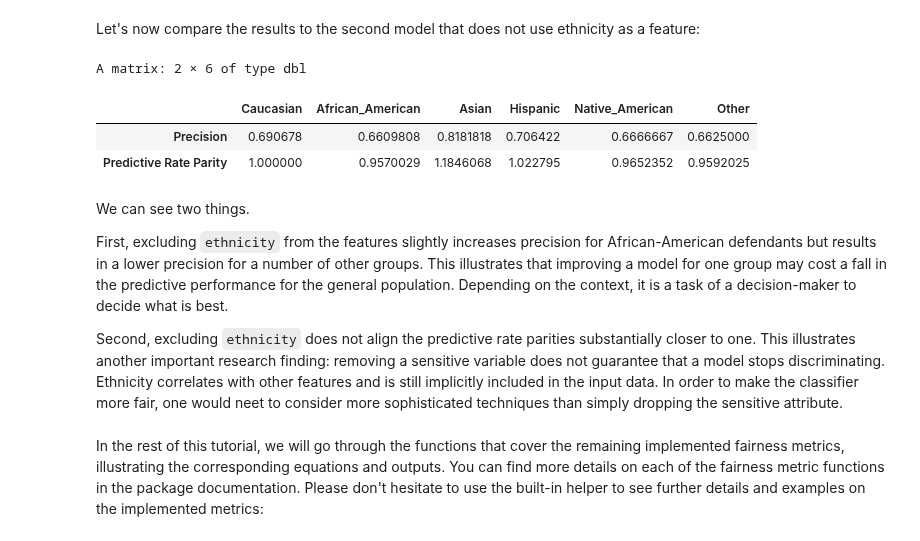
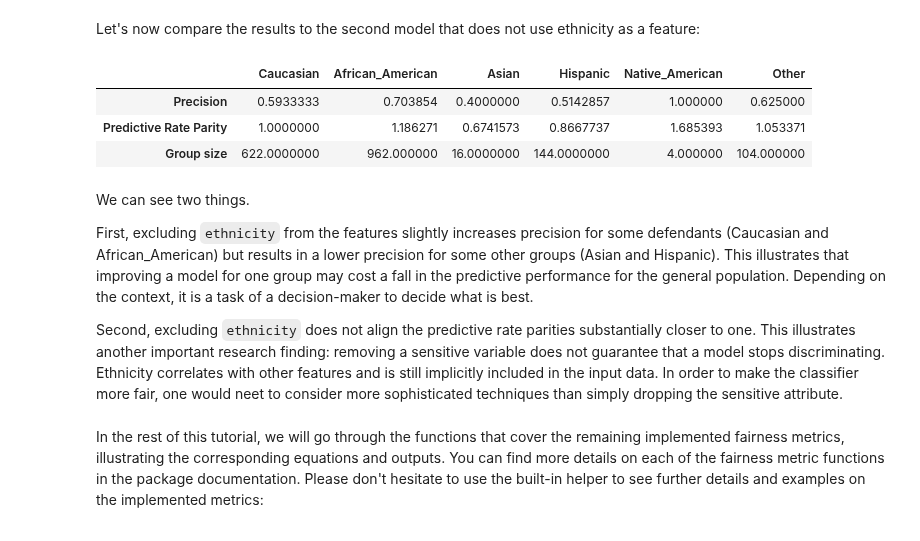
Before and after one commit to kozodoi/website, a Jupyter notebook: _notebooks/2020-05-01-fairness-tutorial.ipynb, the cells around one changed output. Saved outputs shown, nothing was run; the diff lists cells and outputs as text; code cells hidden in the pictures.

```diff
--- a/_notebooks/2020-05-01-fairness-tutorial.ipynb
+++ b/_notebooks/2020-05-01-fairness-tutorial.ipynb
@@ -175,3 +168,5 @@ When working with probabilistic predictions, some metrics also require a cutoff
+# %%
+df_valid$Two_yr_Recidivism_01 <- ifelse(df_valid$Two_yr_Recidivism == 'yes', 1, 0)
 # %% [markdown]
 # 6. Computing fairness metrics
 
@@ -238,26 +229,24 @@ res1h$Probability_plot
 # %% [markdown]
 Let's now compare the results to the second model that does not use ethnicity as a feature:
 # %%
-#collapse-show
-
 # model 2
 res2 <- pred_rate_parity(data         = df_valid,
-                         outcome      = 'Two_yr_Recidivism',
+                         outcome      = 'Two_yr_Recidivism_01',
+                         outcome_base = '0',
                          group        = 'ethnicity',
                          probs        = 'prob_2',
-                         preds_levels = c('no','yes'),
                          cutoff       = 0.5,
                          base         = 'Caucasian')
 res2$Metric
 # %% [output]
-A matrix: 2 × 6 of type dbl
 |  | Caucasian | African_American | Asian | Hispanic | Native_American | Other |
-| Precision | 0.690678 | 0.6609808 | 0.8181818 | 0.706422 | 0.6666667 | 0.6625000 |
-| Predictive Rate Parity | 1.000000 | 0.9570029 | 1.1846068 | 1.022795 | 0.9652352 | 0.9592025 |
+| Precision | 0.5933333 | 0.703854 | 0.4000000 | 0.5142857 | 1.000000 | 0.625000 |
+| Predictive Rate Parity | 1.0000000 | 1.186271 | 0.6741573 | 0.8667737 | 1.685393 | 1.053371 |
+| Group size | 622.0000000 | 962.000000 | 16.0000000 | 144.0000000 | 4.000000 | 104.000000 |
 # %% [markdown]
 We can see two things.
 
-First, excluding `ethnicity` from the features slightly increases precision for African-American defendants but results in a lower precision for a number of other groups. This illustrates that improving a model for one group may cost a fall in the predictive performance for the general population. Depending on the context, it is a task of a decision-maker to decide what is best.
+First, excluding `ethnicity` from the features slightly increases precision for some defendants (Caucasian and African_American) but results in a lower precision for some other groups (Asian and Hispanic). This illustrates that improving a model for one group may cost a fall in the predictive performance for the general population. Depending on the context, it is a task of a decision-maker to decide what is best.
 
 Second, excluding `ethnicity` does not align the predictive rate parities substantially closer to one. This illustrates another important research finding: removing a sensitive variable does not guarantee that a model stops discriminating. Ethnicity correlates with other features and is still implicitly included in the input data. In order to make the classifier more fair, one would neet to consider more sophisticated techniques than simply dropping the sensitive attribute.
 # %% [markdown]
```
Also changed, not shown: parts of 38 cells of this notebook.
